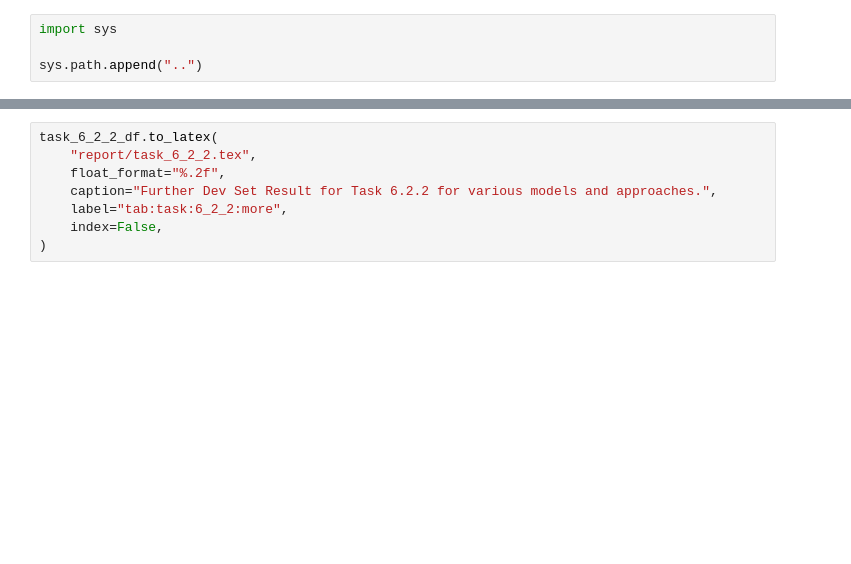
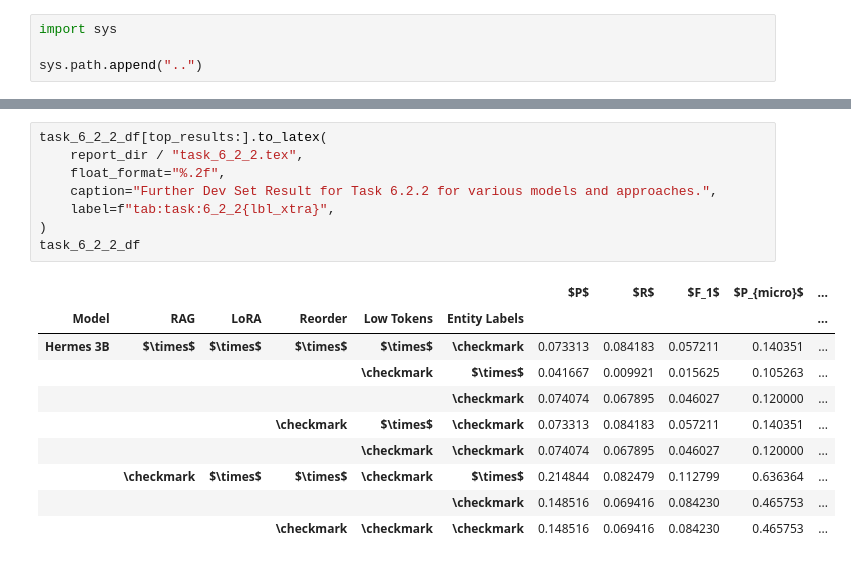
Before and after one commit to Dakantz/CLEANR, a Jupyter notebook: submission/evaluation.ipynb, the cells around one changed output, grey strips where cells are left out. Cells and saved outputs as stored; diff of their text form; blank space fills up the shorter version.

```diff
--- a/submission/evaluation.ipynb
+++ b/submission/evaluation.ipynb
@@ -137,9 +207,20 @@ task_6_2_1_df.to_latex(
 # %%
-task_6_2_2_df.to_latex(
-    "report/task_6_2_2.tex",
+task_6_2_2_df[top_results:].to_latex(
+    report_dir / "task_6_2_2.tex",
     float_format="%.2f",
     caption="Further Dev Set Result for Task 6.2.2 for various models and approaches.",
-    label="tab:task:6_2_2:more",
-    index=False,
+    label=f"tab:task:6_2_2{lbl_xtra}",
 )
+task_6_2_2_df
+# %% [output]
+|  |  |  |  |  |  | $P$ | $R$ | $F_1$ | $P_{micro}$ | ... |
+| Model | RAG | LoRA | Reorder | Low Tokens | Entity Labels |  |  |  |  | ... |
+| Hermes 3B | $\times$ | $\times$ | $\times$ | $\times$ | \checkmark | 0.073313 | 0.084183 | 0.057211 | 0.140351 | ... |
+|  |  |  |  | \checkmark | $\times$ | 0.041667 | 0.009921 | 0.015625 | 0.105263 | ... |
+|  |  |  |  |  | \checkmark | 0.074074 | 0.067895 | 0.046027 | 0.120000 | ... |
+|  |  |  | \checkmark | $\times$ | \checkmark | 0.073313 | 0.084183 | 0.057211 | 0.140351 | ... |
+|  |  |  |  | \checkmark | \checkmark | 0.074074 | 0.067895 | 0.046027 | 0.120000 | ... |
+|  | \checkmark | $\times$ | $\times$ | \checkmark | $\times$ | 0.214844 | 0.082479 | 0.112799 | 0.636364 | ... |
+|  |  |  |  |  | \checkmark | 0.148516 | 0.069416 | 0.084230 | 0.465753 | ... |
+|  |  |  | \checkmark | \checkmark | \checkmark | 0.148516 | 0.069416 | 0.084230 | 0.465753 | ... |
 # %%
```
Also changed, not shown: parts of 6 cells of this notebook, 10 other files.
